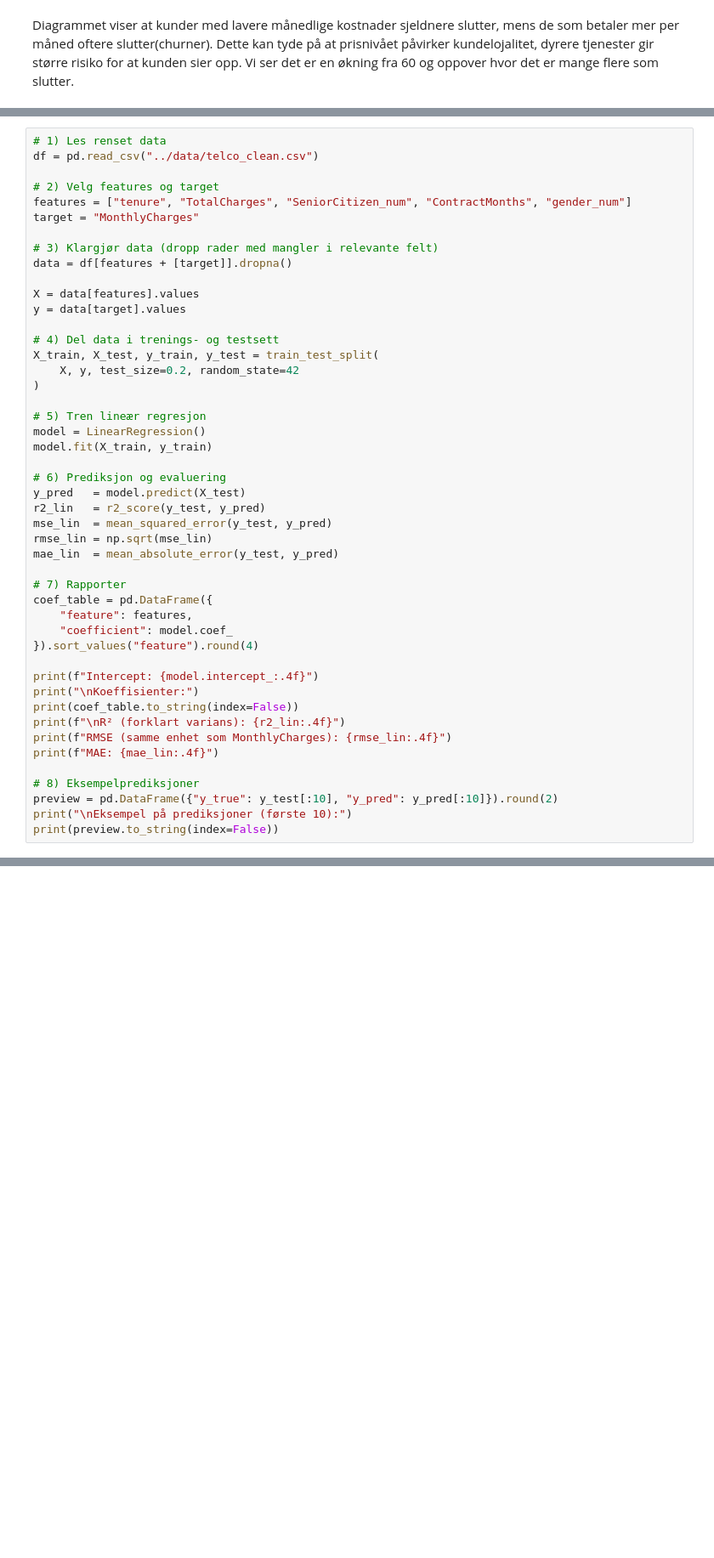
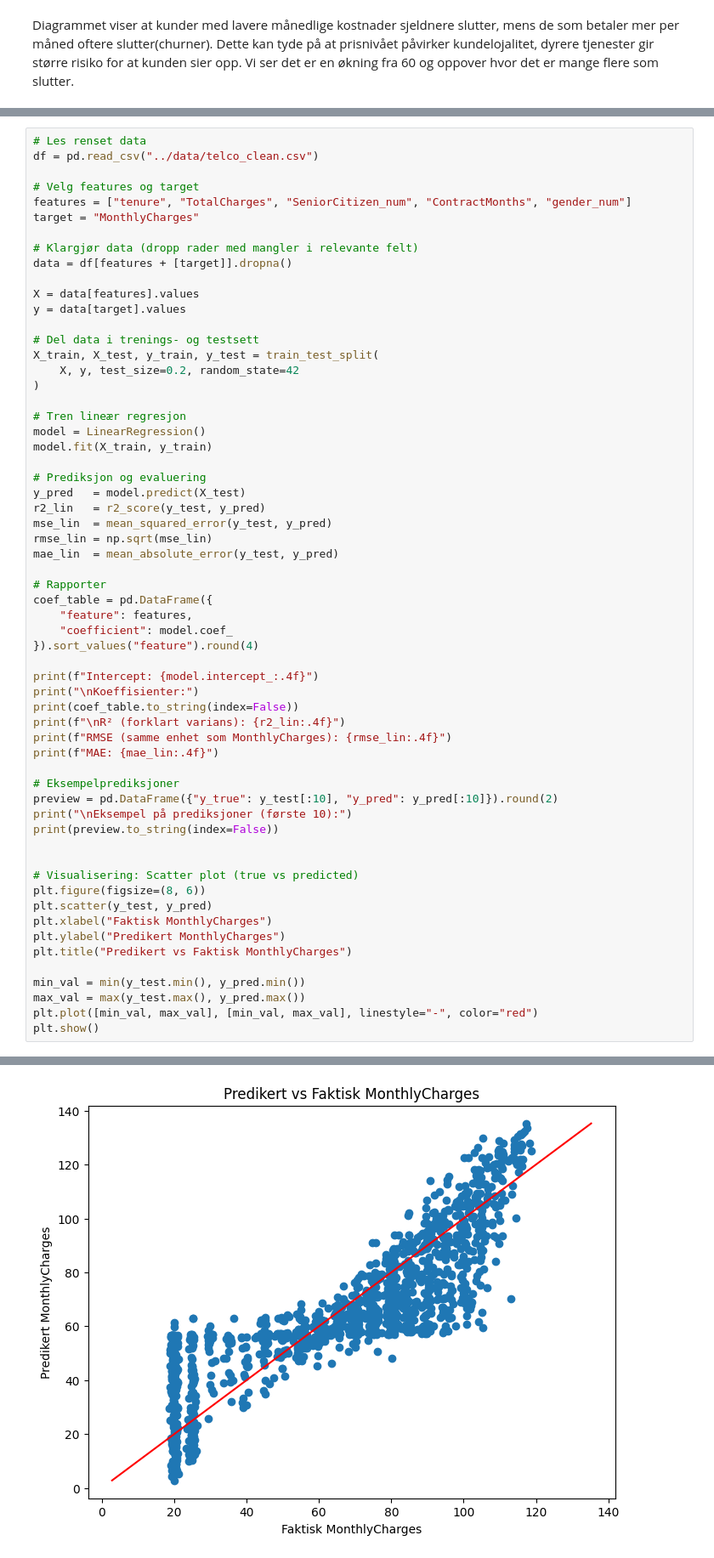
Before and after one commit to IngridAmaliee/BigDataMiniProsjekt, a Jupyter notebook: src/main.ipynb, the cells around one changed output, grey strips where cells are left out. Shown at 85% size. Drawn from its saved outputs; the diff is of its cells as text; blank space fills up the shorter version.

```diff
--- a/src/main.ipynb
+++ b/src/main.ipynb
@@ -131,65 +131,79 @@ Dette kan tyde på at prisnivået påvirker kundelojalitet, dyrere tjenester gir
 # %%
-# 1) Les renset data
+# Les renset data
 df = pd.read_csv("../data/telco_clean.csv")
 
-# 2) Velg features og target
+# Velg features og target
 features = ["tenure", "TotalCharges", "SeniorCitizen_num", "ContractMonths", "gender_num"]
 target = "MonthlyCharges"
 
-# 3) Klargjør data (dropp rader med mangler i relevante felt)
+# Klargjør data (dropp rader med mangler i relevante felt)
 data = df[features + [target]].dropna()
 
 X = data[features].values
 y = data[target].values
 
-# 4) Del data i trenings- og testsett
+# Del data i trenings- og testsett
 X_train, X_test, y_train, y_test = train_test_split(
     X, y, test_size=0.2, random_state=42
 )
 
-# 5) Tren lineær regresjon
+# Tren lineær regresjon
 model = LinearRegression()
 model.fit(X_train, y_train)
 
-# 6) Prediksjon og evaluering
+# Prediksjon og evaluering
 y_pred   = model.predict(X_test)
 r2_lin   = r2_score(y_test, y_pred)
 mse_lin  = mean_squared_error(y_test, y_pred)
 rmse_lin = np.sqrt(mse_lin)
 mae_lin  = mean_absolute_error(y_test, y_pred)
 
-# 7) Rapporter
+# Rapporter
 coef_table = pd.DataFrame({
     "feature": features,
     "coefficient": model.coef_
 }).sort_values("feature").round(4)
 
 print(f"Intercept: {model.intercept_:.4f}")
 print("\nKoeffisienter:")
 print(coef_table.to_string(index=False))
 print(f"\nR² (forklart varians): {r2_lin:.4f}")
 print(f"RMSE (samme enhet som MonthlyCharges): {rmse_lin:.4f}")
 print(f"MAE: {mae_lin:.4f}")
 
-# 8) Eksempelprediksjoner
+# Eksempelprediksjoner
 preview = pd.DataFrame({"y_true": y_test[:10], "y_pred": y_pred[:10]}).round(2)
 print("\nEksempel på prediksjoner (første 10):")
 print(preview.to_string(index=False))
+
+
+# Visualisering: Scatter plot (true vs predicted)
+plt.figure(figsize=(8, 6))
+plt.scatter(y_test, y_pred)
+plt.xlabel("Faktisk MonthlyCharges")
+plt.ylabel("Predikert MonthlyCharges")
+plt.title("Predikert vs Faktisk MonthlyCharges")
+
+min_val = min(y_test.min(), y_pred.min())
+max_val = max(y_test.max(), y_pred.max())
+plt.plot([min_val, max_val], [min_val, max_val], linestyle="-", color="red")
+plt.show()
 # %% [output]
 Intercept: 57.3342
 
 Koeffisienter:
           feature  coefficient
    ContractMonths      -0.4877
 SeniorCitizen_num       5.9408
      TotalCharges       0.0177
        gender_num      -0.7421
            tenure      -0.9094
 
 R² (forklart varians): 0.7183
 RMSE (samme enhet som MonthlyCharges): 15.7783
 ... (10 lines left out)
   80.85   81.53
   91.50   74.39
   69.50   65.52
   85.25   82.80
+[figure, added]
```
Also changed, not shown: parts of 11 cells of this notebook.
